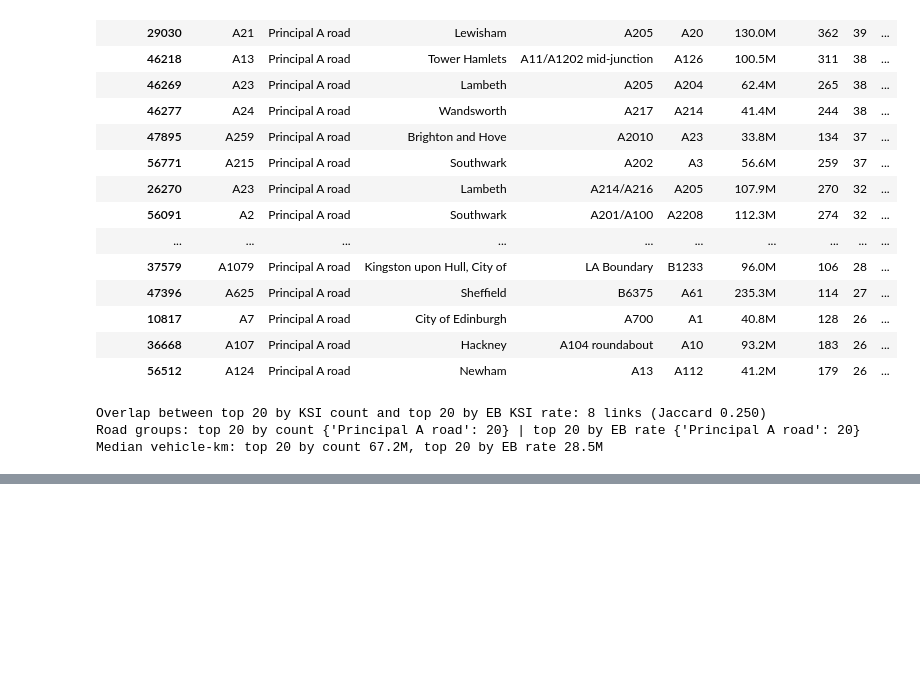
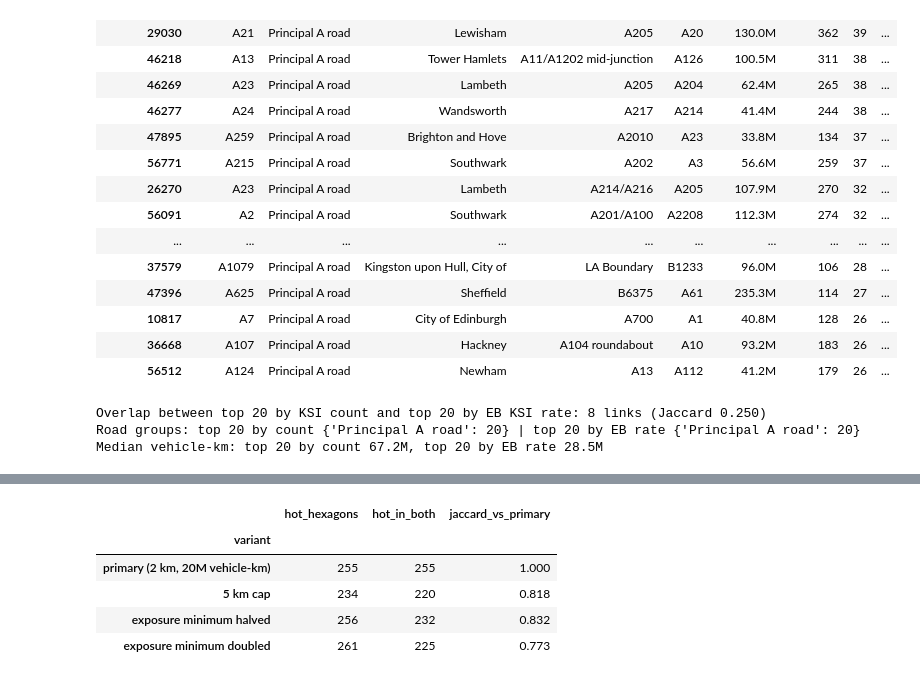
Before and after one commit to maryam843/uk-road-accident-analytics, a Jupyter notebook: notebooks/08_traffic_adjusted_hotspots.ipynb, the cells around one changed output, grey strips where cells are left out. Cells and saved outputs as stored; diff of their text form; code cells hidden in the pictures; blank space fills up the shorter version.

```diff
--- a/notebooks/08_traffic_adjusted_hotspots.ipynb
+++ b/notebooks/08_traffic_adjusted_hotspots.ipynb
@@ -420,0 +451,25 @@ plt.show()
+# %%
+def hex_rates(link_frame, exposure_min, seed=config.RANDOM_STATE):
+    """Hexagon totals, EB KSI rate, and Gi* on the EB rate of hexagons above the exposure minimum."""
+    lf = link_frame.assign(cell=spatial.to_cells(link_frame["lat"], link_frame["lon"], GB_RES))
+    hx = lf.groupby("cell").agg(links=("ksi", "size"), vehicle_km=("vehicle_km", "sum"),
+                                collisions=("collisions", "sum"), ksi=("ksi", "sum"))
+    hx["eb_ksi_rate"] = evaluate.empirical_bayes_rates(hx["ksi"], hx["vehicle_km"])["eb_rate"] * PER
+    hx = hx.join(spatial.cell_centroids(hx.index))
+    sel = hx[hx["vehicle_km"] >= exposure_min].copy()
+    gi = spatial.gi_star(sel["eb_ksi_rate"], spatial.knn_weights(spatial.local_xy_km(sel["lat"], sel["lon"]), K),
+                         seed=seed, index=sel.index)
+    sel["gi_z"], sel["gi_q"], sel["cluster"] = gi["z_sim"], gi["q_bh"], gi["cluster"]
+    return hx, sel
+
+
+hex_all, hexr = hex_rates(link, EXPOSURE_MIN)
+rc = hexr["cluster"].value_counts()
+print(f"{len(hex_all):,} hexagons contain a major-road count point; {len(hexr):,} have >= "
+      f"{EXPOSURE_MIN / 1e6:.0f}M vehicle-km and enter Gi*")
+print(f"Gi* on EB KSI rate (FDR 0.05): {rc.get('hot', 0):,} hot and {rc.get('cold', 0):,} cold hexagons")
+rate_hot = set(hexr.index[hexr["cluster"] == "hot"])
+rate_cold = set(hexr.index[hexr["cluster"] == "cold"])
+print("Rate-hot hexagons by road group of their busiest link:",
+      link.assign(cell=spatial.to_cells(link["lat"], link["lon"], GB_RES)).sort_values("vehicle_km")
+      .drop_duplicates("cell", keep="last").set_index("cell").loc[list(rate_hot), "road_group"].value_counts().to_dict())
@@ -420,0 +539,22 @@ plt.show()
+# %%
+sens = {}
+_, h5 = hex_rates(link.drop(columns=["collisions", "ksi"]).join(
+    mc[mc["count_point_id_5km"].notna()].groupby("count_point_id_5km").agg(collisions=("ksi", "size"),
+                                                                           ksi=("ksi", "sum"))).fillna(
+    {"collisions": 0, "ksi": 0}), EXPOSURE_MIN)
+sens["5 km cap"] = set(h5.index[h5["cluster"] == "hot"])
+for label, factor in [("exposure minimum halved", 0.5), ("exposure minimum doubled", 2.0)]:
+    _, hs = hex_rates(link, EXPOSURE_MIN * factor)
+    sens[label] = set(hs.index[hs["cluster"] == "hot"])
+rows = [{"variant": "primary (2 km, 20M vehicle-km)", "hot_hexagons": len(rate_hot), "hot_in_both": len(rate_hot),
+         "jaccard_vs_primary": 1.0}]
+rows += [{"variant": k, "hot_hexagons": len(v), "hot_in_both": len(v & rate_hot),
+          "jaccard_vs_primary": evaluate.jaccard(v, rate_hot)} for k, v in sens.items()]
+display(pd.DataFrame(rows).set_index("variant").style.format({"jaccard_vs_primary": "{:.3f}"}))
+# %% [output]
+|  | hot_hexagons | hot_in_both | jaccard_vs_primary |
+| variant |  |  |  |
+| primary (2 km, 20M vehicle-km) | 255 | 255 | 1.000 |
+| 5 km cap | 234 | 220 | 0.818 |
+| exposure minimum halved | 256 | 232 | 0.832 |
+| exposure minimum doubled | 261 | 225 | 0.773 |
```
Also changed, not shown: parts of 11 cells of this notebook, 2 other files.
